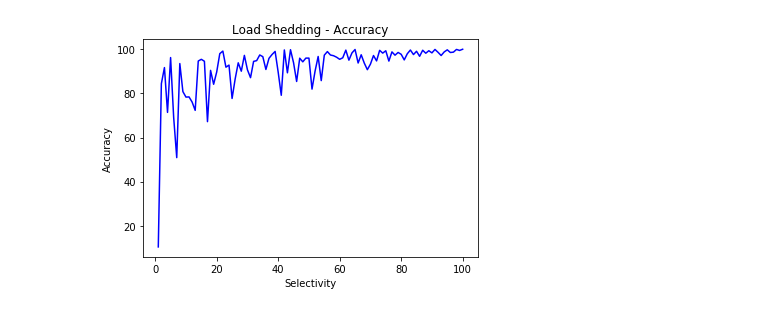
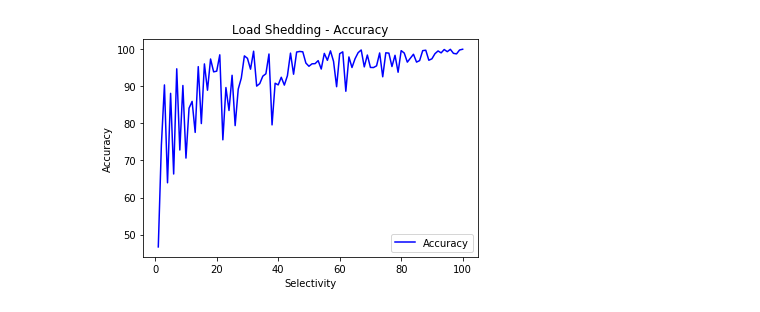
Before and after one commit to vedantdave18/Cryptocurrency-correlation-analysis, a Jupyter notebook: src/MG Load Shedding Total Cost-Throughput-Accuracy Comparison.ipynb, the cells around one changed output. Saved outputs shown, nothing was run; the diff lists cells and outputs as text; code cells hidden in the pictures.

```diff
--- a/src/MG Load Shedding Total Cost-Throughput-Accuracy Comparison.ipynb
+++ b/src/MG Load Shedding Total Cost-Throughput-Accuracy Comparison.ipynb
@@ -148,34 +148,35 @@ from random import sample
 n = 100
 s = np.random.randint(100, size = (n, ))
 average_array = np.average(s)
 # s_1 = sample(pd.Series(s).to_list(),3)
 X2=[0 for a in range(100)]
 Y2=[0 for a in range(100)]
 i = 1
 t = 1
 u = 1
 
 while i<=100:
     u=float(i)
     s_1 = sample(pd.Series(s).to_list(),t)
     #print(s_1)
     average1 = np.average(s_1)
     accuracy_100 = (average1-average_array)/average_array
     accuracy1 = abs(accuracy_100)
     #print(1-accuracy1)
     X2[i-1] = u
     Y2[i-1]=(1-accuracy1) * 100
     t=t+1
     i=i+1
 plt.figure()
 plt.plot(X2,Y2, 'b')
 plt.ylabel('Accuracy')
 plt.xlabel('Selectivity')
+plt.legend(['Accuracy'])
 plt.title('Load Shedding - Accuracy')
 #plt.axis([0, 1, 0, 1])
 plt.show()
 # %% [output]
-[figure, old version]
+[figure, new version]
 # %%
 # Accuracy vs Total Cost
 
```
Also changed, not shown: parts of 5 cells of this notebook.
